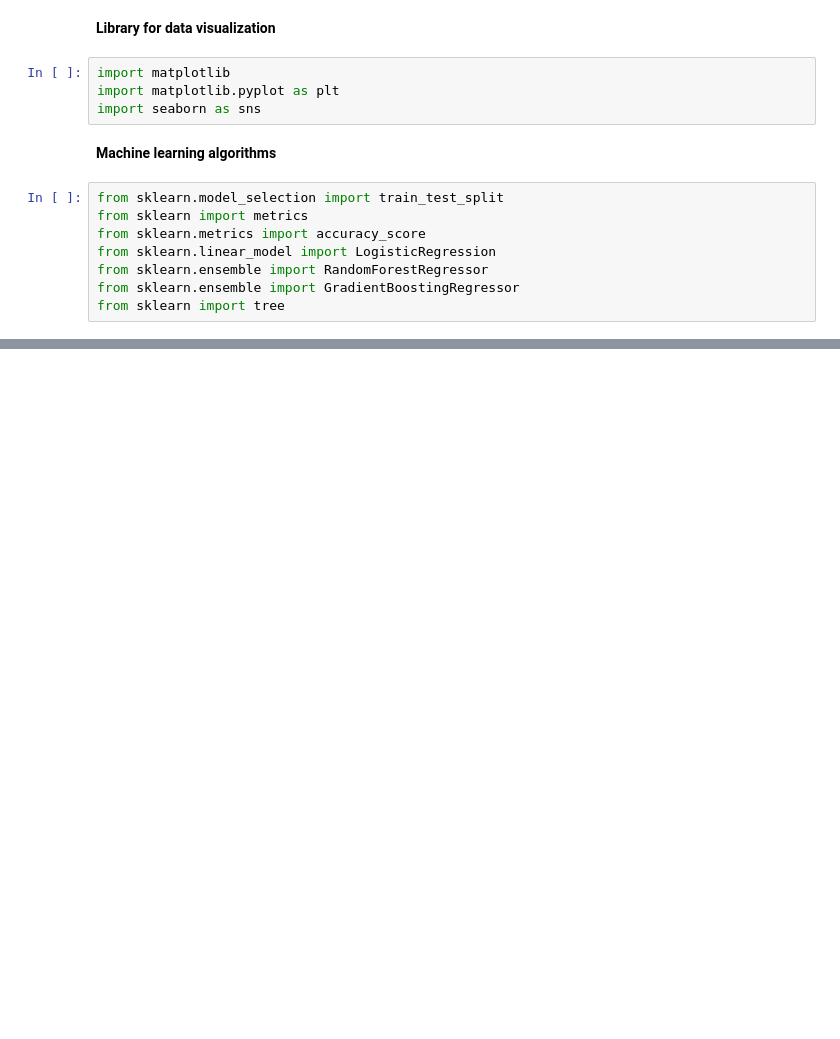
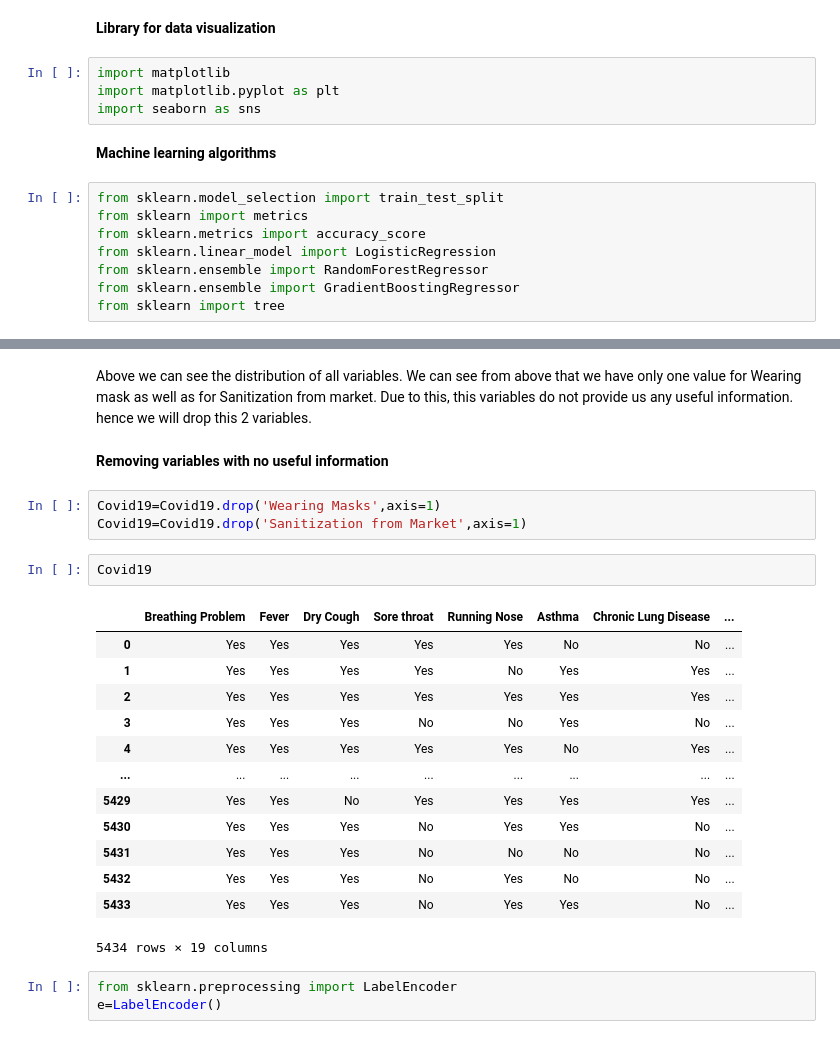
Before and after one commit to ratan54/Animated-and-Story-Telling-plot-For-COVID-19-Data-set-Using-Python, a Jupyter notebook: Big_Data_Individual_Project.ipynb, the cells around one changed output, grey strips where cells are left out. Cells and saved outputs as stored; diff of their text form; blank space fills up the shorter version.

```diff
--- a/Big_Data_Individual_Project.ipynb
+++ b/Big_Data_Individual_Project.ipynb
@@ -41,0 +113,26 @@ from sklearn import tree
+# %% [markdown]
+Above we can see the distribution of all variables. We can see from above that we have only one value for Wearing mask as well as for Sanitization from market. Due to this, this variables do not provide us any useful information. hence we will drop this 2 variables.
+# %% [markdown]
+**Removing variables with no useful information**
+# %%
+Covid19=Covid19.drop('Wearing Masks',axis=1)
+Covid19=Covid19.drop('Sanitization from Market',axis=1)
+# %%
+Covid19
+# %% [output]
+|  | Breathing Problem | Fever | Dry Cough | Sore throat | Running Nose | Asthma | Chronic Lung Disease | ... |
+| 0 | Yes | Yes | Yes | Yes | Yes | No | No | ... |
+| 1 | Yes | Yes | Yes | Yes | No | Yes | Yes | ... |
+| 2 | Yes | Yes | Yes | Yes | Yes | Yes | Yes | ... |
+| 3 | Yes | Yes | Yes | No | No | Yes | No | ... |
+| 4 | Yes | Yes | Yes | Yes | Yes | No | Yes | ... |
+| ... | ... | ... | ... | ... | ... | ... | ... | ... |
+| 5429 | Yes | Yes | No | Yes | Yes | Yes | Yes | ... |
+| 5430 | Yes | Yes | Yes | No | Yes | Yes | No | ... |
+| 5431 | Yes | Yes | Yes | No | No | No | No | ... |
+| 5432 | Yes | Yes | Yes | No | Yes | No | No | ... |
+| 5433 | Yes | Yes | Yes | No | Yes | Yes | No | ... |
+5434 rows × 19 columns
+# %%
+from sklearn.preprocessing import LabelEncoder
+e=LabelEncoder()
```
Also changed, not shown: parts of 12 cells of this notebook.
